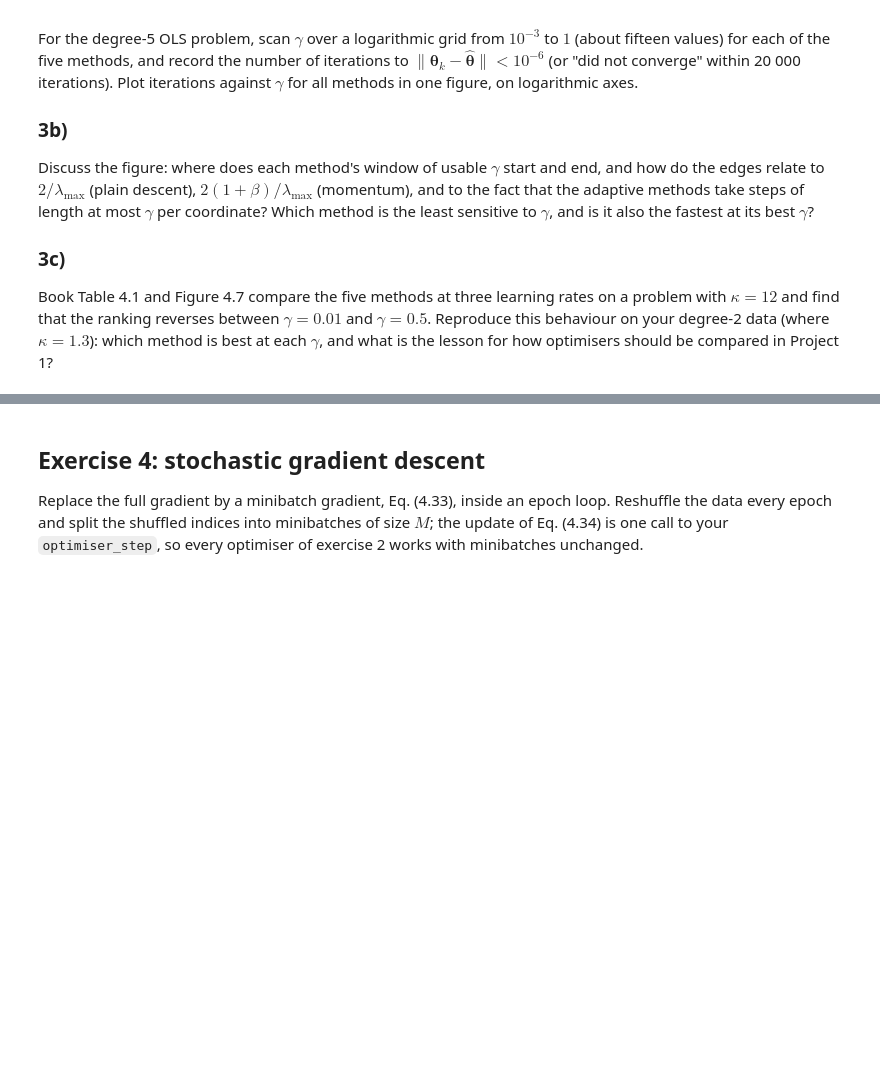
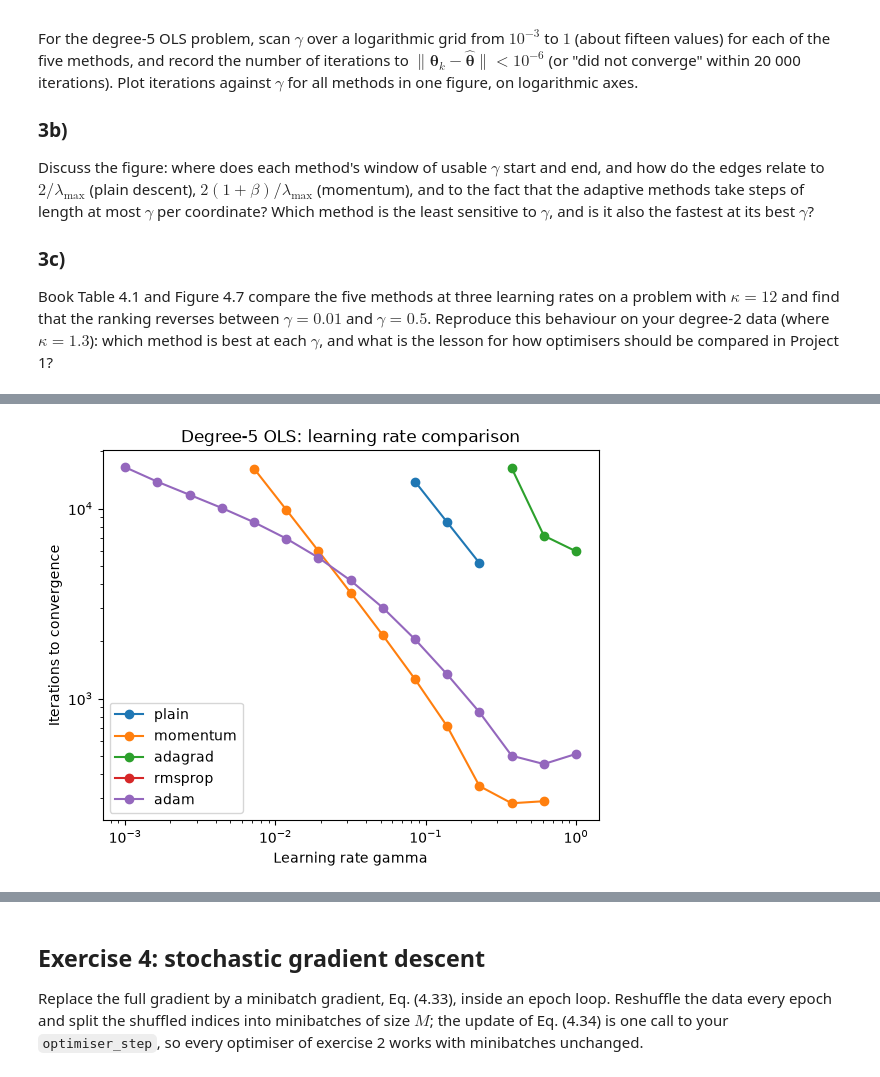
Before and after one commit to zejingw1998/FYS-STK4155-Anvendt-dataanalyse-og-maskinl-ring, a Jupyter notebook: Week_exercises/Week_38/exercisesweek38.ipynb, the cells around one changed output, grey strips where cells are left out. Drawn from its saved outputs; the diff is of its cells as text; code cells hidden in the pictures; blank space fills up the shorter version.

```diff
--- a/Week_exercises/Week_38/exercisesweek38.ipynb
+++ b/Week_exercises/Week_38/exercisesweek38.ipynb
@@ -701,4 +817,94 @@ between $\gamma = 0.01$ and $\gamma = 0.5$. Reproduce this behaviour on your
 degree-2 data (where $\kappa = 1.3$): which method is best at each $\gamma$, and
 what is the lesson for how optimisers should be compared in Project 1?
 # %%
-# Your code for exercise 3 here
+#Exercise 3
+
+#Use the samme degree 5 OLS data
+
+X = X5
+y = y5
+
+#Closed form
+thetha_hat= closed_form(X,y,lam= 0.0)
+
+#Gradient
+grad_5_OLS = lambda theta: gradient(theta,X,y,lam=0)
+
+
+theta0 = np.zeros(X.shape[1])
+print("X shape",X.shape)
+print("theta0 shape:", theta0.shape)
+
+
+#Construct the mesh point, (Logspace)
+gammas = np.logspace(-3, 0, 15)
+
+
+#Apply the methods
+methods = ["plain", "momentum", "adagrad", "rmsprop", "adam"]
+results = {method : [] for method in methods}
+
+
+for method in methods:
+    for gamma in gammas:
+        history, _ = optimise( grad_5_OLS, theta0, method=method, gamma=gamma, num_iters=20000 )
+        iterations = iterations_to_target( history, thetha_hat, tol=1e-6 )
+        if iterations is None:
+            results[method].append(np.nan)
+        else:
+            results[method].append(iterations)
+
+plt.figure()
+
+for method in methods:
+    plt.plot(gammas,results[method],marker="o",label=method)
+
+
+plt.xscale("log")
+plt.yscale("log")
+plt.xlabel("Learning rate gamma")
+plt.ylabel("Iterations to convergence")
+plt.title("Degree-5 OLS: learning rate comparison")
+plt.legend()
+plt.show()
+
+for method in methods:
+    print("\n", method)
+    for gamma, iterations in zip(gammas, results[method]):
+        if np.isnan(iterations):
+            print(gamma, ": did not converge")
+        else:
+            print(gamma, ":", int(iterations))
+
+
+#Exercise 3b
+
+n = len(y)
+H = (2/n) * X.T @ X
+eigenvalues = np.linalg.eigvalsh(H)
+lambda_max = np.max(eigenvalues)
+gamma_plain_limit = 2 / lambda_max
+beta = 0.9
+gamma_momentum_limit = 2 * (1 + beta) / lambda_max
+print("lambda_max =", lambda_max)
+print("Plain limit =", gamma_plain_limit)
+print("Momentum limit =", gamma_momentum_limit)
+
+plt.figure()
+
+for method in methods:
+    values = np.array(results[method], dtype=float)
+    # Converged points
+    mask = ~np.isnan(values)
+    plt.plot(gammas[mask],values[mask],marker="o",label=method)
+    # Did not converge
+    failed = np.isnan(values)
+    plt.scatter( gammas[failed], np.full(np.sum(failed), 20000), marker="x" )
+plt.xscale("log")
+plt.yscale("log")
+plt.xlabel("Learning rate gamma")
+plt.ylabel("Iterations to convergence")
+plt.title("Degree-5 OLS: learning rate comparison")
+plt.legend()
+plt.show()
+# %% [output]
@@ -704,0 +913 @@ what is the lesson for how optimisers should be compared in Project 1?
+[figure, added]
```
Also changed, not shown: parts of 3 cells of this notebook.
